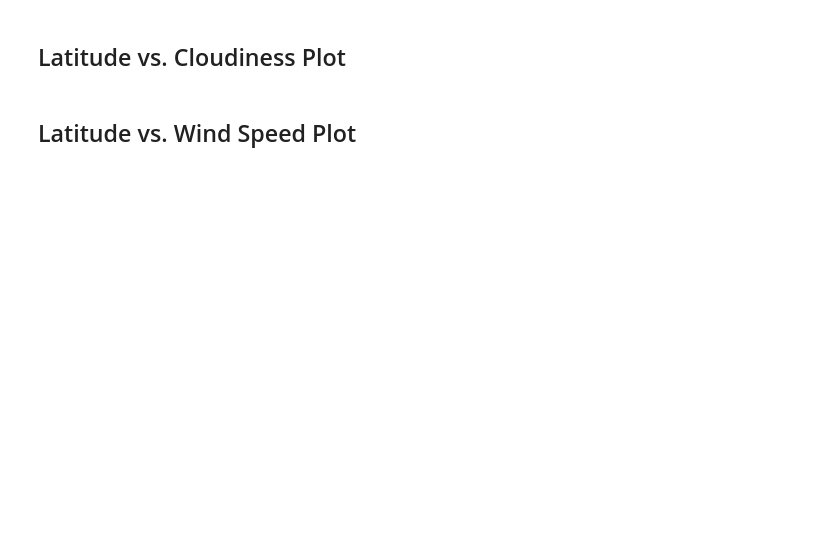
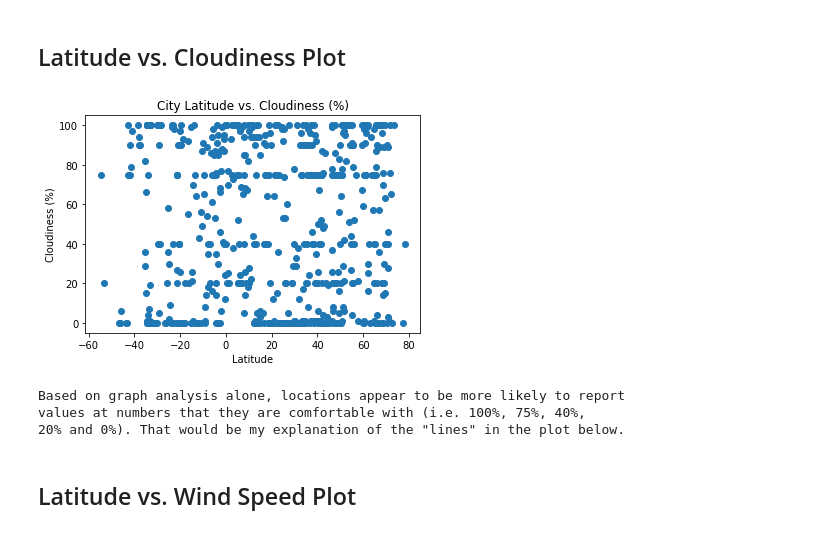
Before and after one commit to tward90/Python_API_Challenge, a Jupyter notebook: WeatherPy.ipynb, the cells around one changed output. Saved outputs shown, nothing was run; the diff lists cells and outputs as text; code cells hidden in the pictures; blank space fills up the shorter version.

```diff
--- a/WeatherPy.ipynb
+++ b/WeatherPy.ipynb
@@ -162,4 +238,30 @@ Skip this step if there are no cities that have humidity > 100%.
 # %% [markdown]
 ## Latitude vs. Cloudiness Plot
+# %%
+#Assign Axes
+x_values = city_weather['Latitude']
+y_values = city_weather['Cloudiness (%)']
+
+plt.scatter(x_values, y_values)
+#Title Chart
+plt.title('City Latitude vs. Cloudiness (%)')
+
+#Title X-Axis
+plt.xlabel('Latitude')
+
+#Title Y-Axis
+plt.ylabel('Cloudiness (%)')
+
+#Display Graph
+plt.show()
+
+print('Based on graph analysis alone, locations appear to be more likely to report')
+print('values at numbers that they are comfortable with (i.e. 100%, 75%, 40%,')
+print('20% and 0%). That would be my explanation of the "lines" in the plot below.')
+# %% [output]
+[figure, added]
+Based on graph analysis alone, locations appear to be more likely to report
+values at numbers that they are comfortable with (i.e. 100%, 75%, 40%,
+20% and 0%). That would be my explanation of the "lines" in the plot below.
 # %% [markdown]
 ## Latitude vs. Wind Speed Plot
```
Also changed, not shown: parts of 18 cells of this notebook, 1 other file.
